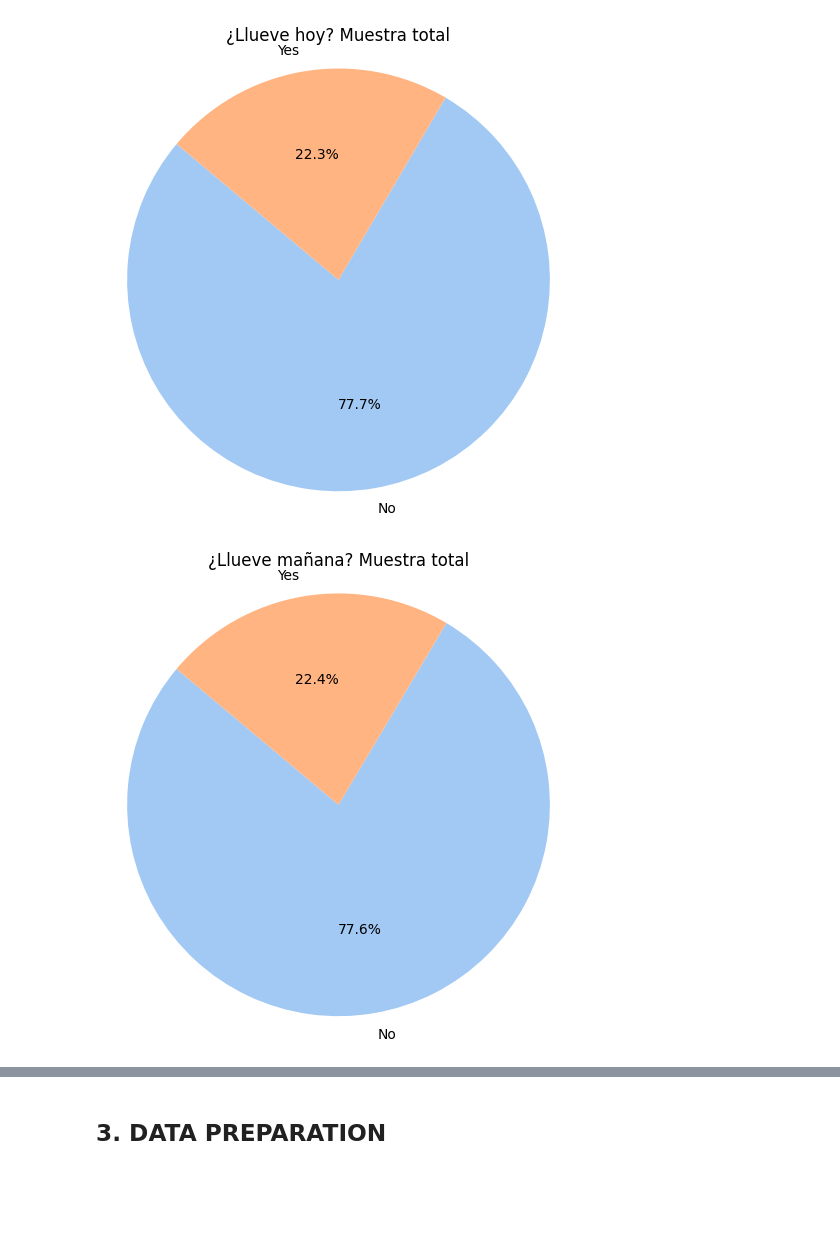
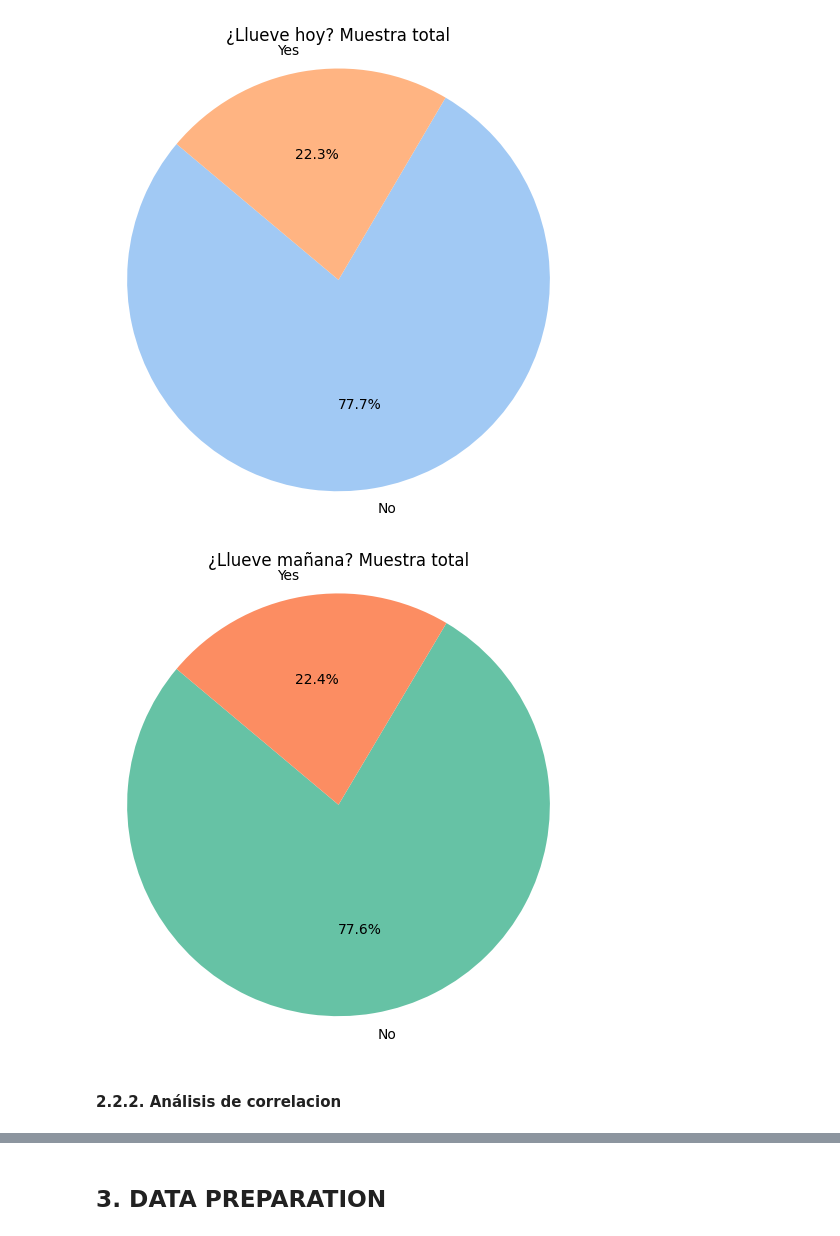
Before and after one commit to CristobalCabezas/datamining_duoc2024, a Jupyter notebook: ET/BIY7121_004V_ET_CristobalCabezas.ipynb, the cells around one changed output, grey strips where cells are left out. Drawn from its saved outputs; the diff is of its cells as text; code cells hidden in the pictures; blank space fills up the shorter version.

```diff
--- a/ET/BIY7121_004V_ET_CristobalCabezas.ipynb
+++ b/ET/BIY7121_004V_ET_CristobalCabezas.ipynb
@@ -195,10 +203,12 @@ plt.show()
 # %%
 # Distribución de la columna 'RainTomorrow'
 class_counts = temperature_df['RainTomorrow'].value_counts()
 plt.figure(figsize=(6, 6))
-plt.pie(class_counts, labels=class_counts.index, autopct='%1.1f%%', startangle=140, colors=sns.color_palette('pastel'))
+plt.pie(class_counts, labels=class_counts.index, autopct='%1.1f%%', startangle=140, colors=sns.color_palette('Set2'))
 plt.axis('equal')  # Hace que el gráfico sea circular
 plt.title('¿Llueve mañana? Muestra total')
 plt.show()
 # %% [output]
-[figure, old version]
+[figure, new version]
+# %% [markdown]
+#### 2.2.2. Análisis de correlacion
```
Also changed, not shown: parts of 60 cells of this notebook.
